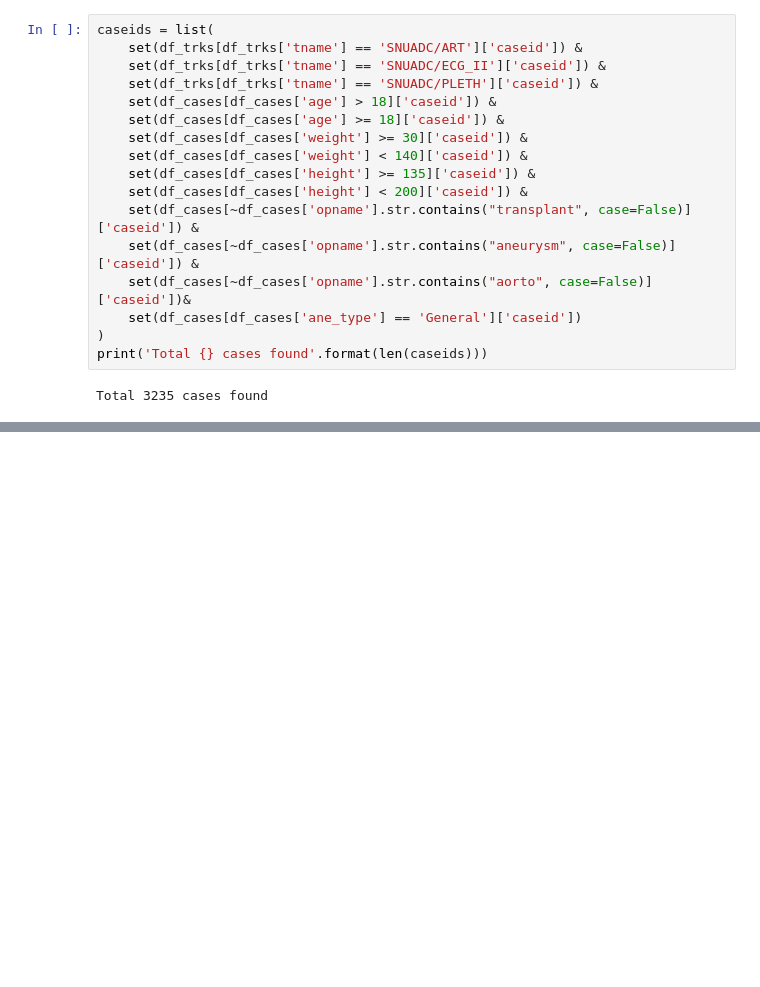
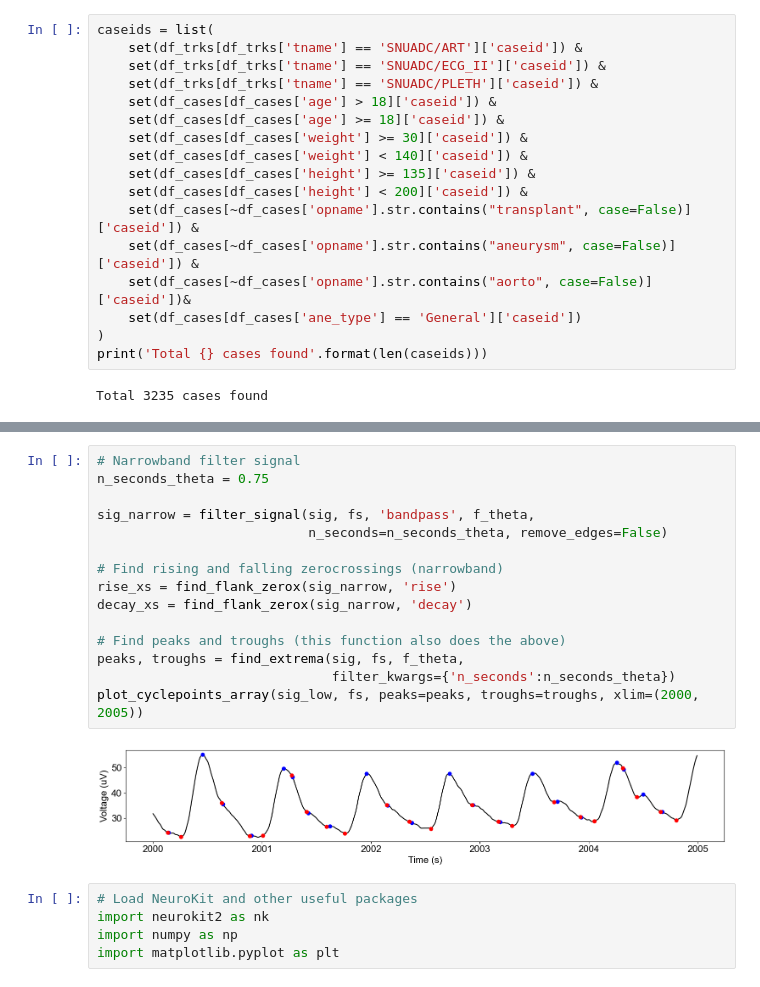
Before and after one commit to rohansanda/bp_prediction_cs229, a Jupyter notebook: data_vis.ipynb, the cells around one changed output, grey strips where cells are left out. Drawn from its saved outputs; the diff is of its cells as text; blank space fills up the shorter version.

```diff
--- a/data_vis.ipynb
+++ b/data_vis.ipynb
@@ -122,0 +174,22 @@ Length: 1625950
+# %%
+# Narrowband filter signal
+n_seconds_theta = 0.75
+
+sig_narrow = filter_signal(sig, fs, 'bandpass', f_theta,
+                           n_seconds=n_seconds_theta, remove_edges=False)
+
+# Find rising and falling zerocrossings (narrowband)
+rise_xs = find_flank_zerox(sig_narrow, 'rise')
+decay_xs = find_flank_zerox(sig_narrow, 'decay')
+
+# Find peaks and troughs (this function also does the above)
+peaks, troughs = find_extrema(sig, fs, f_theta,
+                              filter_kwargs={'n_seconds':n_seconds_theta})
+plot_cyclepoints_array(sig_low, fs, peaks=peaks, troughs=troughs, xlim=(2000, 2005))
+# %% [output]
+[figure, added]
+# %%
+# Load NeuroKit and other useful packages
+import neurokit2 as nk
+import numpy as np
+import matplotlib.pyplot as plt
```
Also changed, not shown: parts of 7 cells of this notebook, 4 other files.
